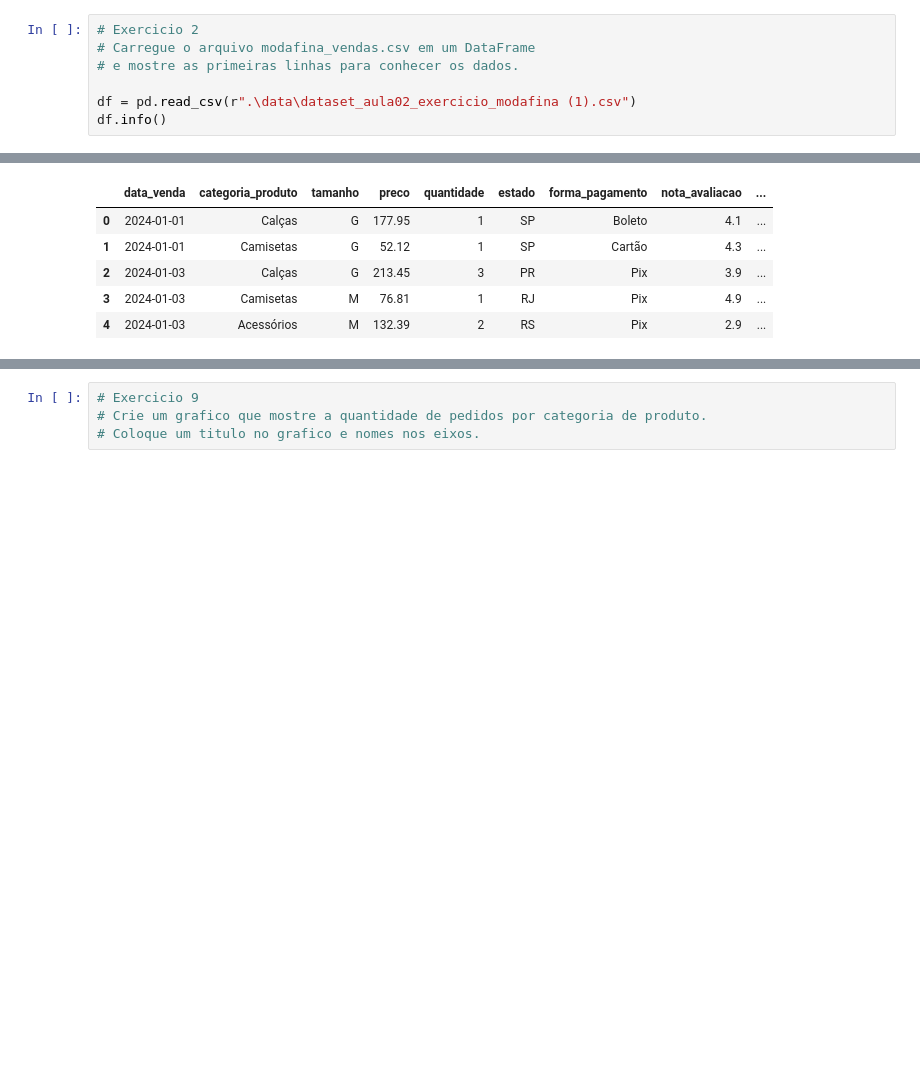
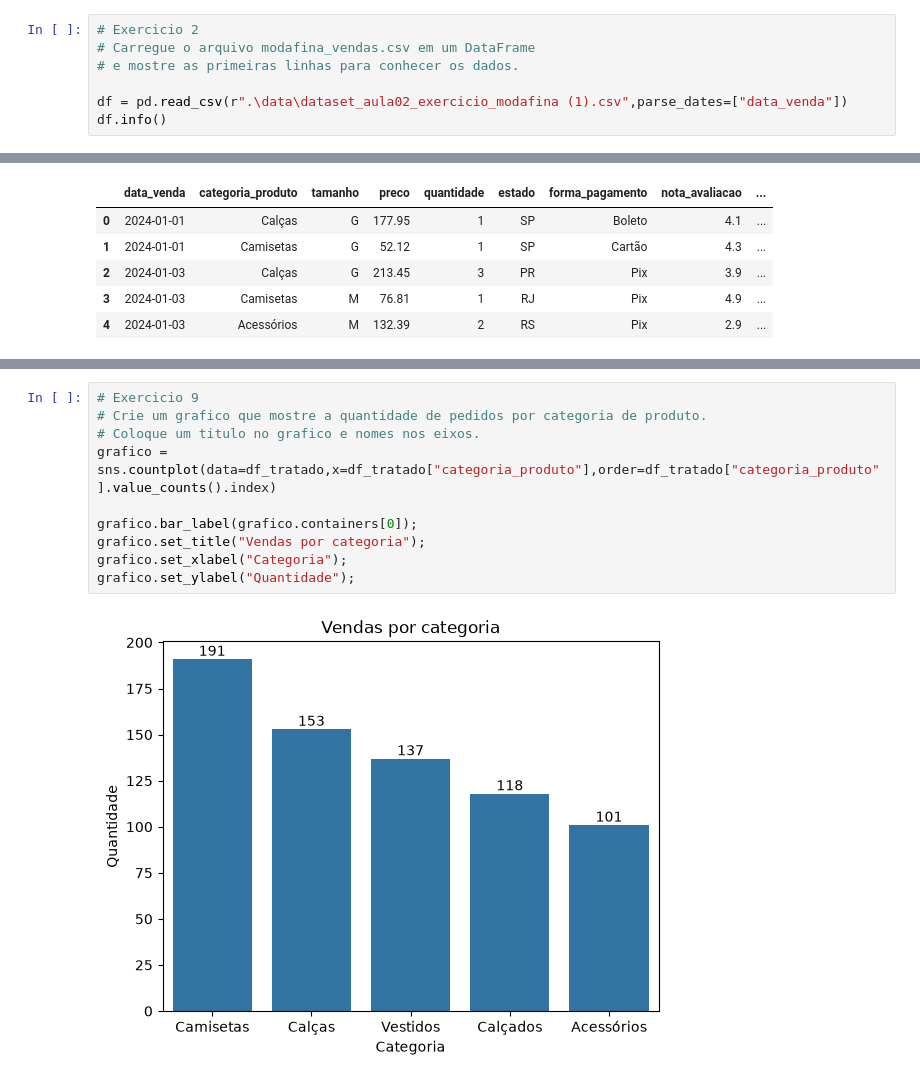
Before and after one commit to arleybatistela/treinamento-analise-de-dados-tarde, a Jupyter notebook: exercicios_aula02.ipynb, the cells around one changed output, grey strips where cells are left out. Cells and saved outputs as stored; diff of their text form; blank space fills up the shorter version.

Commit message:
feart: adiciona graficos, heatmap e anaçise detalhadas

```diff
--- a/exercicios_aula02.ipynb
+++ b/exercicios_aula02.ipynb
@@ -16,7 +16,7 @@ import seaborn as sns
 # Carregue o arquivo modafina_vendas.csv em um DataFrame
 # e mostre as primeiras linhas para conhecer os dados.
 
-df = pd.read_csv(r".\data\dataset_aula02_exercicio_modafina (1).csv")
+df = pd.read_csv(r".\data\dataset_aula02_exercicio_modafina (1).csv",parse_dates=["data_venda"])
 df.info()
 # %% [output]
 <class 'pandas.core.frame.DataFrame'>
@@ -128,7 +166,15 @@ Name: count, dtype: int64
 # %%
 # Exercicio 9
 # Crie um grafico que mostre a quantidade de pedidos por categoria de produto.
 # Coloque um titulo no grafico e nomes nos eixos.
+grafico = sns.countplot(data=df_tratado,x=df_tratado["categoria_produto"],order=df_tratado["categoria_produto"].value_counts().index)
+
+grafico.bar_label(grafico.containers[0]);
+grafico.set_title("Vendas por categoria");
+grafico.set_xlabel("Categoria");
+grafico.set_ylabel("Quantidade");
+# %% [output]
+[figure, added]
 # %%
 # Exercicio 10
 # Crie um grafico que compare a distribuicao do preco entre as
```
Also changed, not shown: parts of 11 cells of this notebook, 2 other files.
